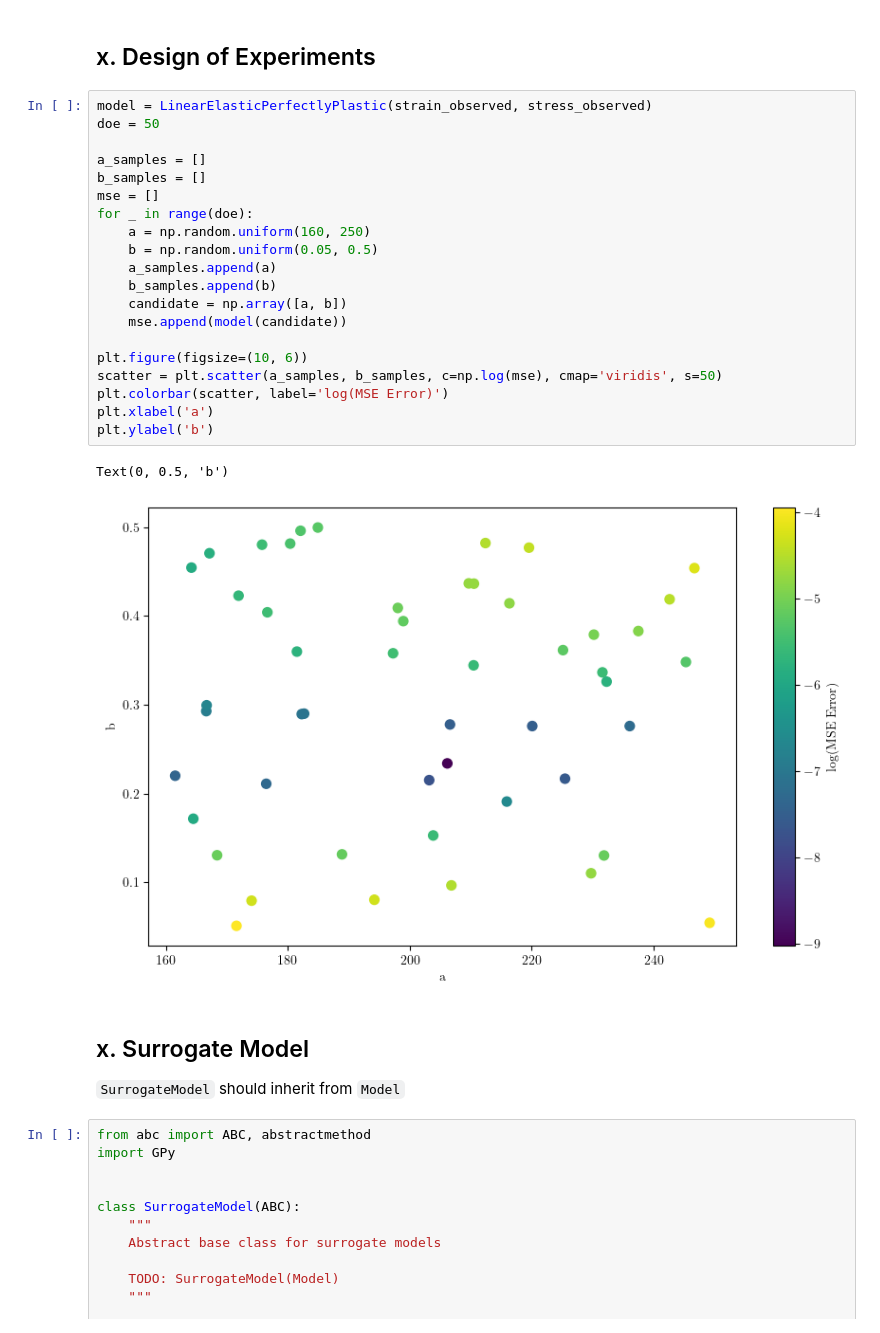
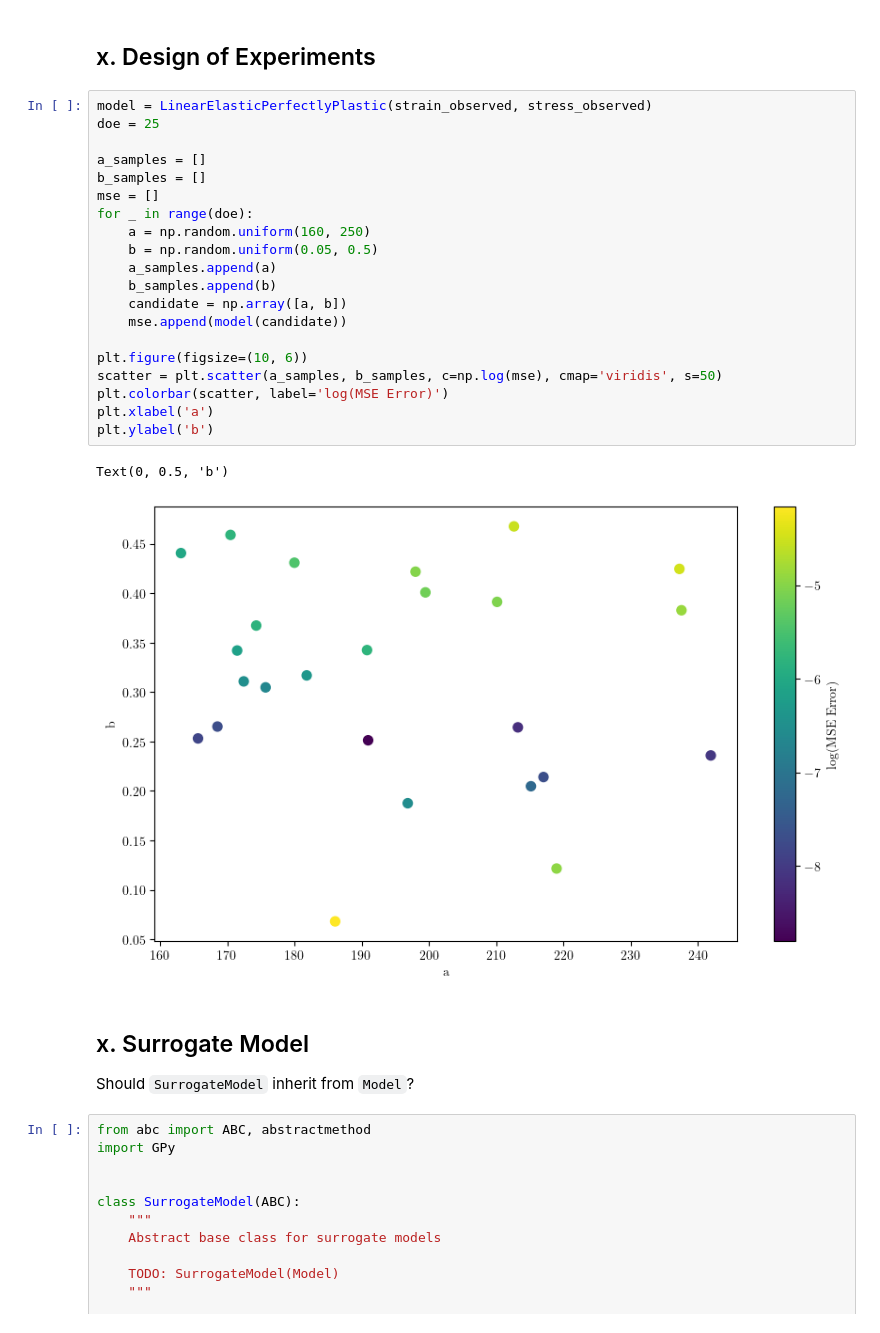
Before and after one commit to mark-hobbs/articles, a Jupyter notebook: model-calibration/model-calibration-toy.ipynb, the cells around one changed output. Cells and saved outputs as stored; diff of their text form.

```diff
--- a/model-calibration/model-calibration-toy.ipynb
+++ b/model-calibration/model-calibration-toy.ipynb
@@ -149,31 +147,31 @@ plt.tight_layout()
 ## x. Design of Experiments
 # %%
 model = LinearElasticPerfectlyPlastic(strain_observed, stress_observed)
-doe = 50
+doe = 25
 
 a_samples = []
 b_samples = []
 mse = []
 for _ in range(doe):
     a = np.random.uniform(160, 250)
     b = np.random.uniform(0.05, 0.5)
     a_samples.append(a)
     b_samples.append(b)
     candidate = np.array([a, b])
     mse.append(model(candidate))
 
 plt.figure(figsize=(10, 6))
 scatter = plt.scatter(a_samples, b_samples, c=np.log(mse), cmap='viridis', s=50)
 plt.colorbar(scatter, label='log(MSE Error)')
 plt.xlabel('a')
 plt.ylabel('b')
 # %% [output]
 Text(0, 0.5, 'b')
-[figure, old version]
+[figure, new version]
 # %% [markdown]
 ## x. Surrogate Model
 
-`SurrogateModel` should inherit from `Model`
+Should `SurrogateModel` inherit from `Model`?
 # %%
 from abc import ABC, abstractmethod
 import GPy
```
Also changed, not shown: parts of 13 cells of this notebook.
